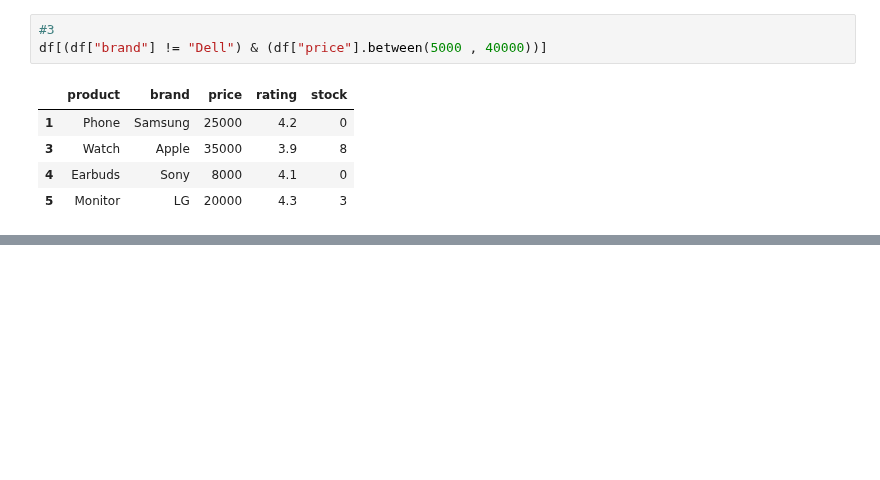
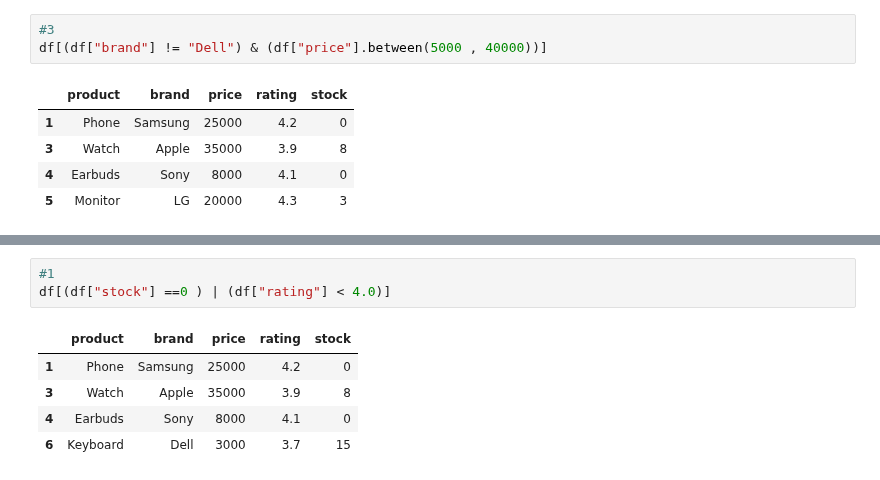
Before and after one commit to sayali-devkar/data_analysis_learning, a Jupyter notebook: pandas/practice/filtering_practice.ipynb, the cells around one changed output, grey strips where cells are left out. Cells and saved outputs as stored; diff of their text form; blank space fills up the shorter version.

```diff
--- a/pandas/practice/filtering_practice.ipynb
+++ b/pandas/practice/filtering_practice.ipynb
@@ -165,0 +172,9 @@ df[(df["brand"] != "Dell") & (df["price"].between(5000 , 40000))]
+# %%
+#1
+df[(df["stock"] ==0 ) | (df["rating"] < 4.0)]
+# %% [output]
+|  | product | brand | price | rating | stock |
+| 1 | Phone | Samsung | 25000 | 4.2 | 0 |
+| 3 | Watch | Apple | 35000 | 3.9 | 8 |
+| 4 | Earbuds | Sony | 8000 | 4.1 | 0 |
+| 6 | Keyboard | Dell | 3000 | 3.7 | 15 |
```
Also changed, not shown: parts of 9 cells of this notebook.
